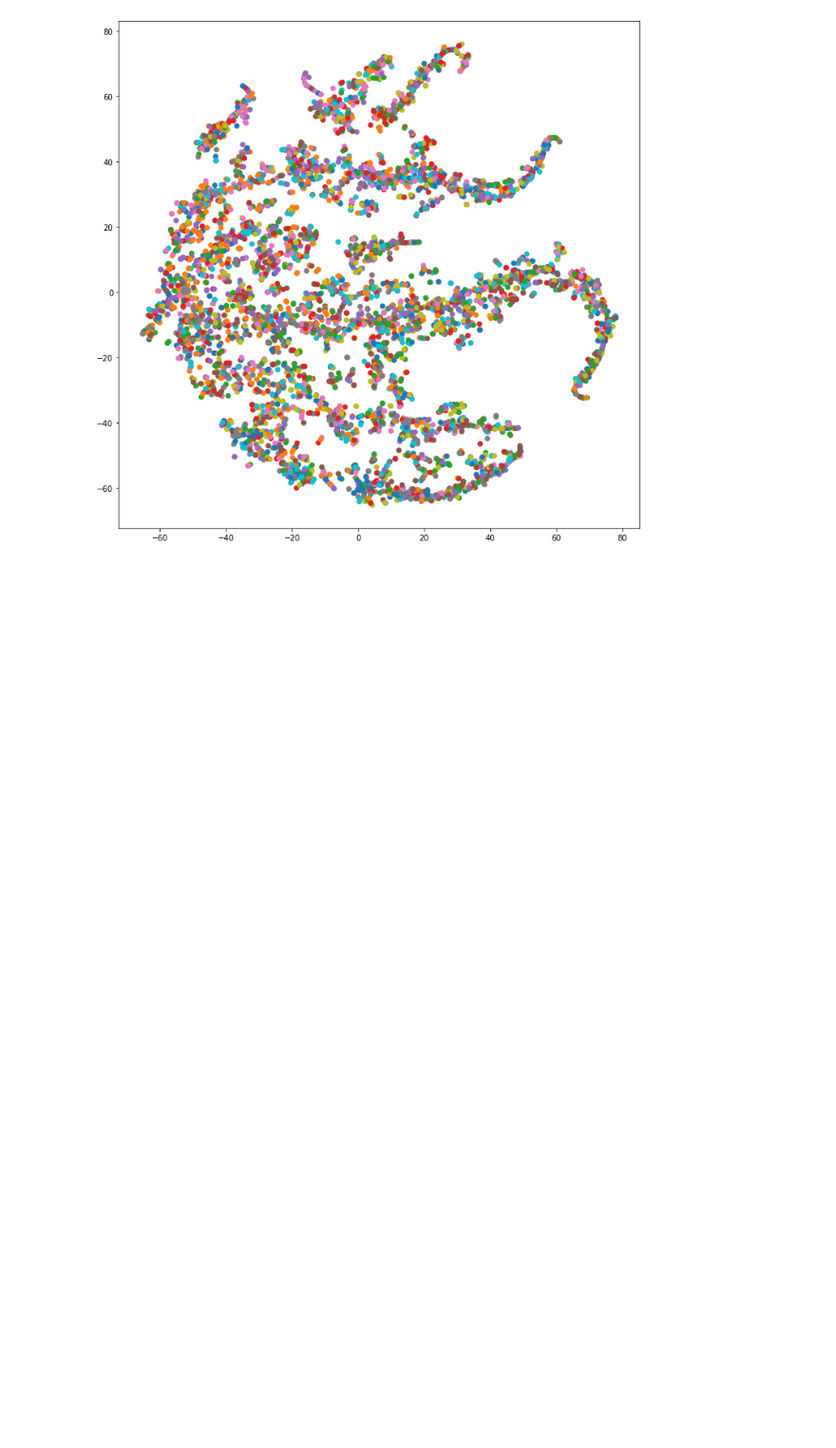
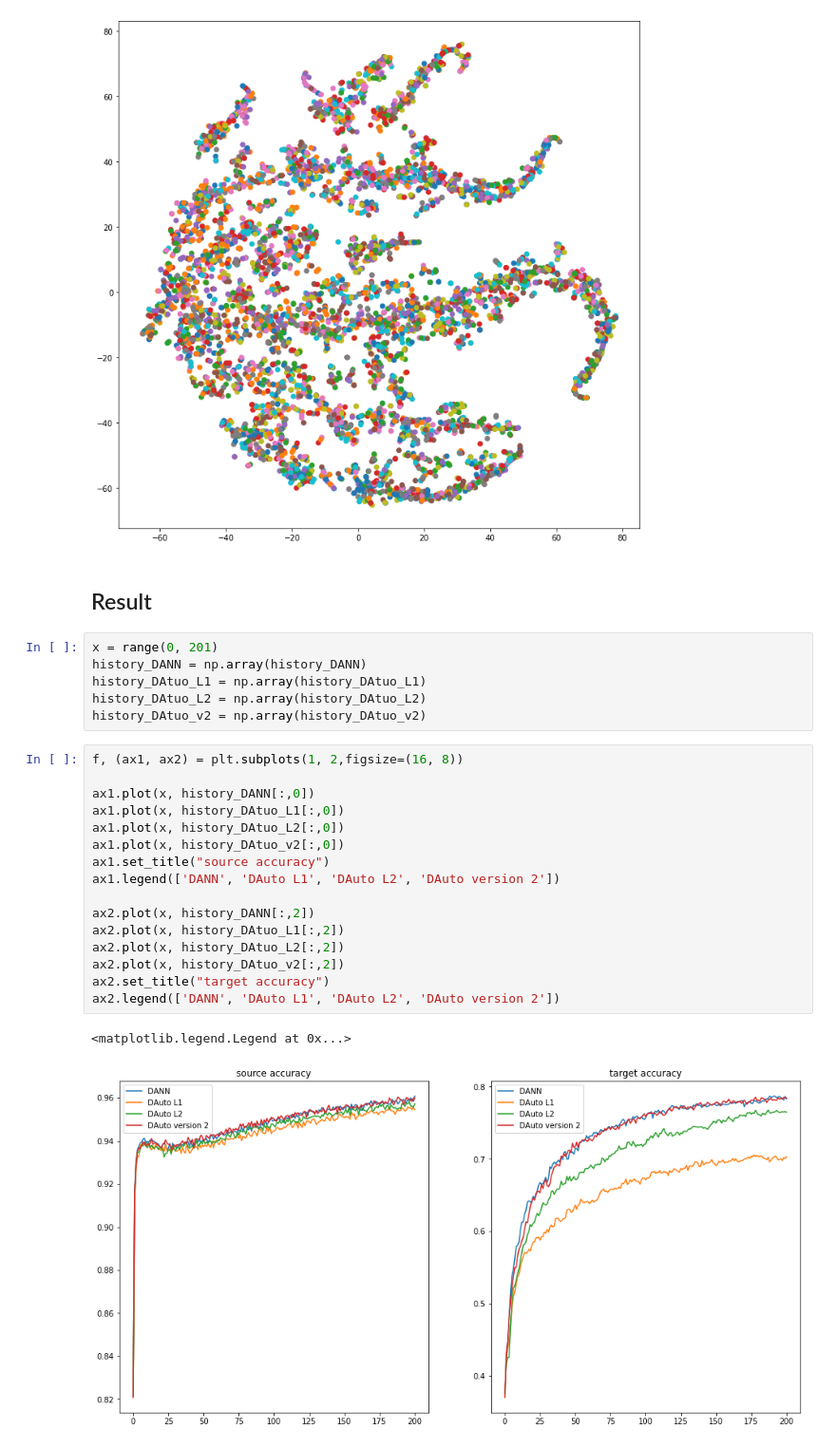
Before and after one commit to bochendong/unsupervised_domain_adaptation, a Jupyter notebook: dann_auto_encoder.ipynb, the cells around one changed output. Shown at 95% size. Saved outputs shown, nothing was run; the diff lists cells and outputs as text; blank space fills up the shorter version.

```diff
--- a/dann_auto_encoder.ipynb
+++ b/dann_auto_encoder.ipynb
@@ -629,3 +629,30 @@ data_visualization.plot_info(source_tranformed_data, source_label, 2)
 data_visualization.plot_info(target_tranformed_data, target_label, 2)
 # %% [output]
 [figure]
+# %% [markdown]
+## Result
+# %%
+x = range(0, 201)
+history_DANN = np.array(history_DANN)
+history_DAtuo_L1 = np.array(history_DAtuo_L1)
+history_DAtuo_L2 = np.array(history_DAtuo_L2)
+history_DAtuo_v2 = np.array(history_DAtuo_v2)
+# %%
+f, (ax1, ax2) = plt.subplots(1, 2,figsize=(16, 8))
+
+ax1.plot(x, history_DANN[:,0])
+ax1.plot(x, history_DAtuo_L1[:,0])
+ax1.plot(x, history_DAtuo_L2[:,0])
+ax1.plot(x, history_DAtuo_v2[:,0])
+ax1.set_title("source accuracy")
+ax1.legend(['DANN', 'DAuto L1', 'DAuto L2', 'DAuto version 2'])
+
+ax2.plot(x, history_DANN[:,2])
+ax2.plot(x, history_DAtuo_L1[:,2])
+ax2.plot(x, history_DAtuo_L2[:,2])
+ax2.plot(x, history_DAtuo_v2[:,2])
+ax2.set_title("target accuracy")
+ax2.legend(['DANN', 'DAuto L1', 'DAuto L2', 'DAuto version 2'])
+# %% [output]
+<matplotlib.legend.Legend at 0x...>
+[figure, added]
```
Also changed, not shown: parts of 1 cell of this notebook.
